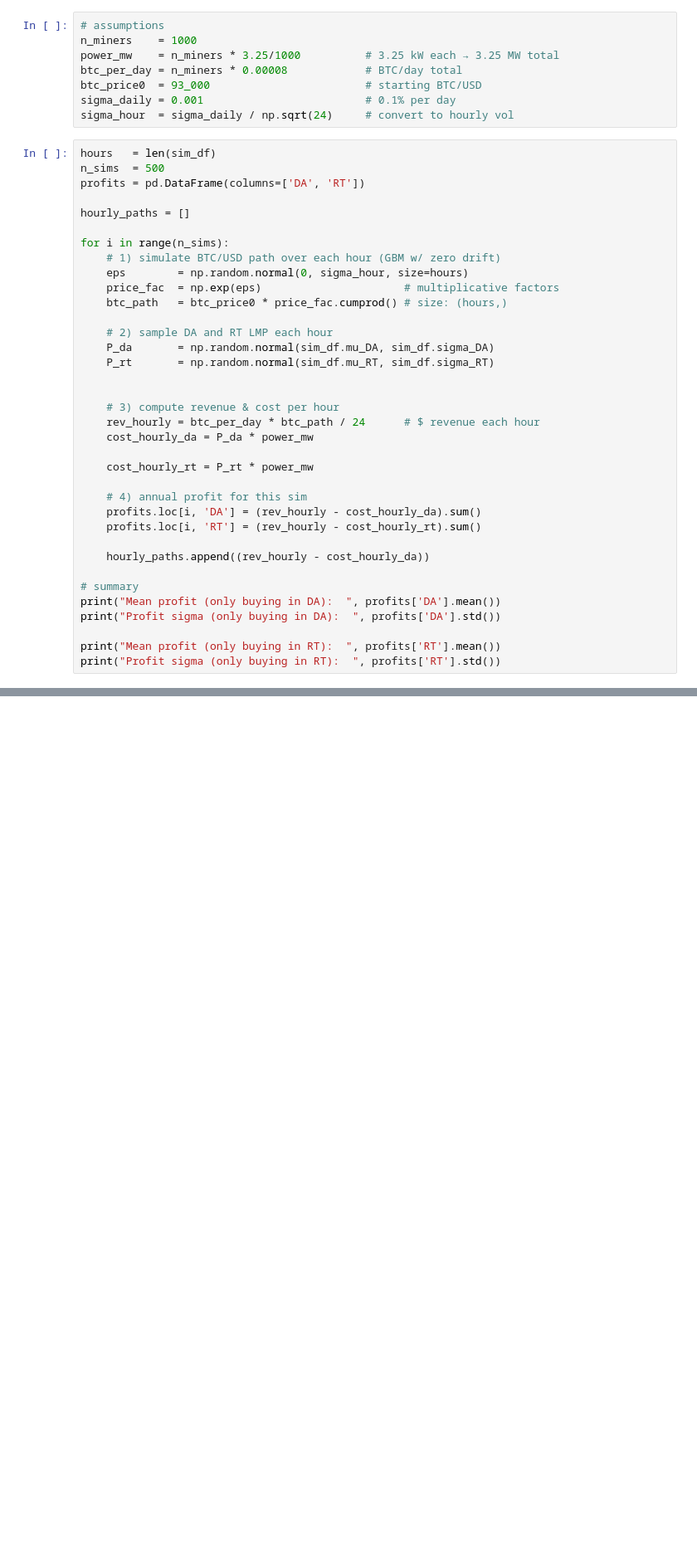
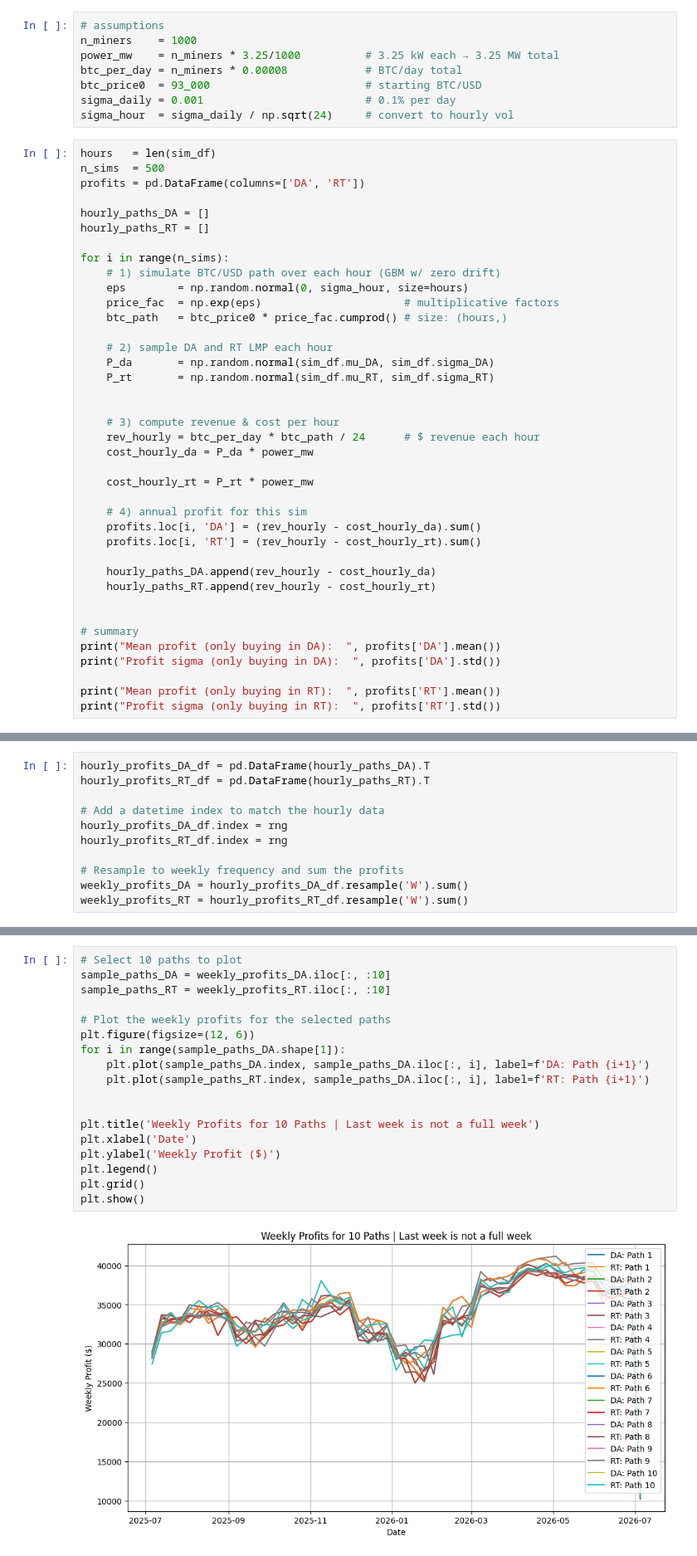
Before and after one commit to sxcben/Financing_Grid_final_project, a Jupyter notebook: code/duncan_testing_simulations.ipynb, the cells around one changed output, grey strips where cells are left out. Shown at 83% size. Drawn from its saved outputs; the diff is of its cells as text; blank space fills up the shorter version.

```diff
--- a/code/duncan_testing_simulations.ipynb
+++ b/code/duncan_testing_simulations.ipynb
@@ -118,7 +118,8 @@ hours   = len(sim_df)
 n_sims  = 500
 profits = pd.DataFrame(columns=['DA', 'RT'])
 
-hourly_paths = []
+hourly_paths_DA = []
+hourly_paths_RT = []
 
 for i in range(n_sims):
     # 1) simulate BTC/USD path over each hour (GBM w/ zero drift)
@@ -141,7 +142,9 @@ for i in range(n_sims):
     profits.loc[i, 'DA'] = (rev_hourly - cost_hourly_da).sum()
     profits.loc[i, 'RT'] = (rev_hourly - cost_hourly_rt).sum()
 
-    hourly_paths.append((rev_hourly - cost_hourly_da))
+    hourly_paths_DA.append(rev_hourly - cost_hourly_da)
+    hourly_paths_RT.append(rev_hourly - cost_hourly_rt)
+
 
 # summary
 print("Mean profit (only buying in DA):  ", profits['DA'].mean())
@@ -156,0 +162,11 @@ Profit sigma (only buying in RT):   32158.86484699133
+# %%
+hourly_profits_DA_df = pd.DataFrame(hourly_paths_DA).T
+hourly_profits_RT_df = pd.DataFrame(hourly_paths_RT).T
+
+# Add a datetime index to match the hourly data
+hourly_profits_DA_df.index = rng
+hourly_profits_RT_df.index = rng
+
+# Resample to weekly frequency and sum the profits
+weekly_profits_DA = hourly_profits_DA_df.resample('W').sum()
+weekly_profits_RT = hourly_profits_RT_df.resample('W').sum()
@@ -156,0 +189,20 @@ Profit sigma (only buying in RT):   32158.86484699133
+# %%
+# Select 10 paths to plot
+sample_paths_DA = weekly_profits_DA.iloc[:, :10]
+sample_paths_RT = weekly_profits_RT.iloc[:, :10]
+
+# Plot the weekly profits for the selected paths
+plt.figure(figsize=(12, 6))
+for i in range(sample_paths_DA.shape[1]):
+    plt.plot(sample_paths_DA.index, sample_paths_DA.iloc[:, i], label=f'DA: Path {i+1}')
+    plt.plot(sample_paths_RT.index, sample_paths_DA.iloc[:, i], label=f'RT: Path {i+1}')
+
+
+plt.title('Weekly Profits for 10 Paths | Last week is not a full week')
+plt.xlabel('Date')
+plt.ylabel('Weekly Profit ($)')
+plt.legend()
+plt.grid()
+plt.show()
+# %% [output]
+[figure, added]
```
Also changed, not shown: parts of 12 cells of this notebook.
